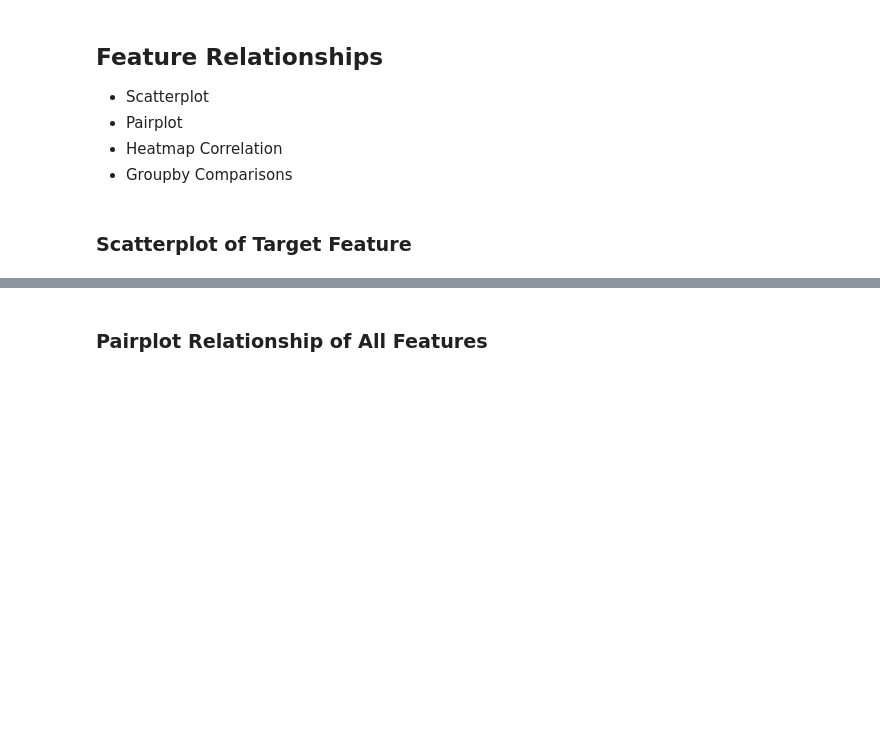
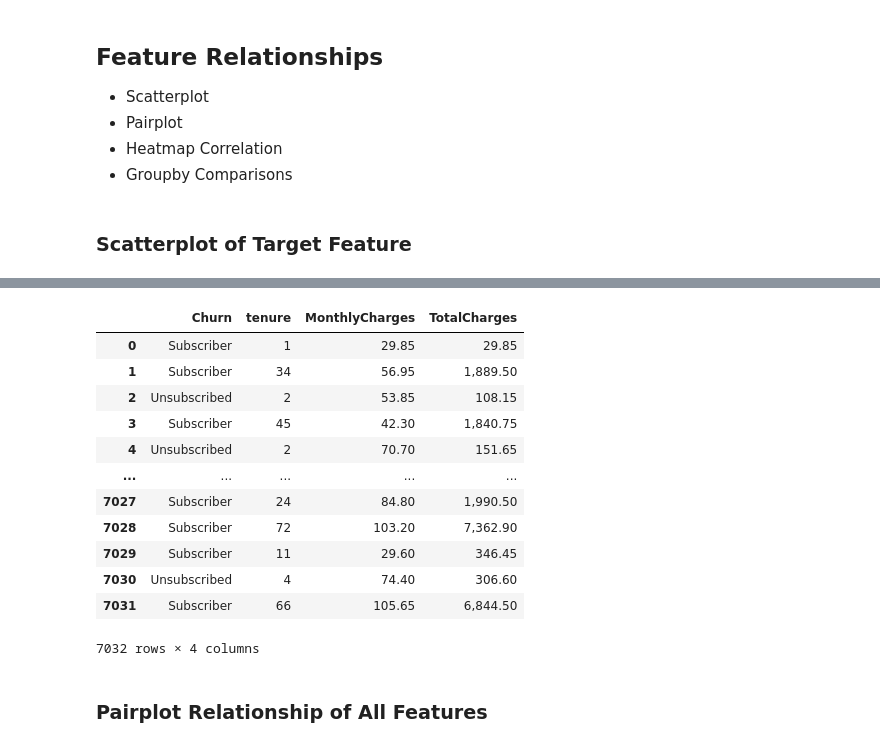
Before and after one commit to mrhussaink7/telco-churn-model, a Jupyter notebook: notebooks/exploratory_data_analysis.ipynb, the cells around one changed output, grey strips where cells are left out. Drawn from its saved outputs; the diff is of its cells as text; code cells hidden in the pictures; blank space fills up the shorter version.

```diff
--- a/notebooks/exploratory_data_analysis.ipynb
+++ b/notebooks/exploratory_data_analysis.ipynb
@@ -101,0 +114,17 @@ ValueError: Could not interpret value `DurationMonths` for `x`. An entry with th
+# %%
+df_ordinal = df[['Churn','tenure','MonthlyCharges','TotalCharges']]
+df_ordinal
+# %% [output]
+|  | Churn | tenure | MonthlyCharges | TotalCharges |
+| 0 | Subscriber | 1 | 29.85 | 29.85 |
+| 1 | Subscriber | 34 | 56.95 | 1,889.50 |
+| 2 | Unsubscribed | 2 | 53.85 | 108.15 |
+| 3 | Subscriber | 45 | 42.30 | 1,840.75 |
+| 4 | Unsubscribed | 2 | 70.70 | 151.65 |
+| ... | ... | ... | ... | ... |
+| 7027 | Subscriber | 24 | 84.80 | 1,990.50 |
+| 7028 | Subscriber | 72 | 103.20 | 7,362.90 |
+| 7029 | Subscriber | 11 | 29.60 | 346.45 |
+| 7030 | Unsubscribed | 4 | 74.40 | 306.60 |
+| 7031 | Subscriber | 66 | 105.65 | 6,844.50 |
+7032 rows × 4 columns
```
Also changed, not shown: parts of 4 cells of this notebook, 2 other files.
